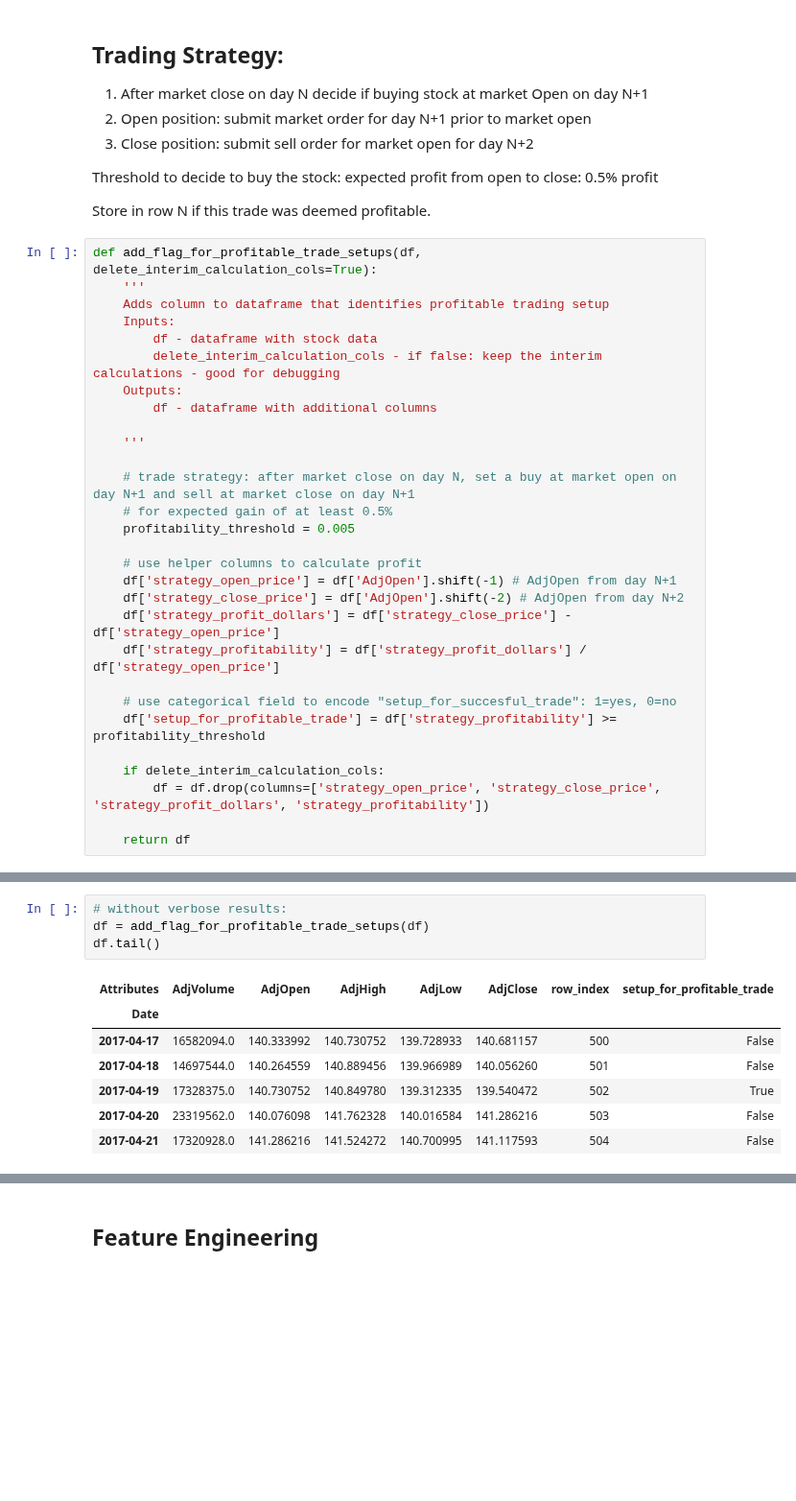
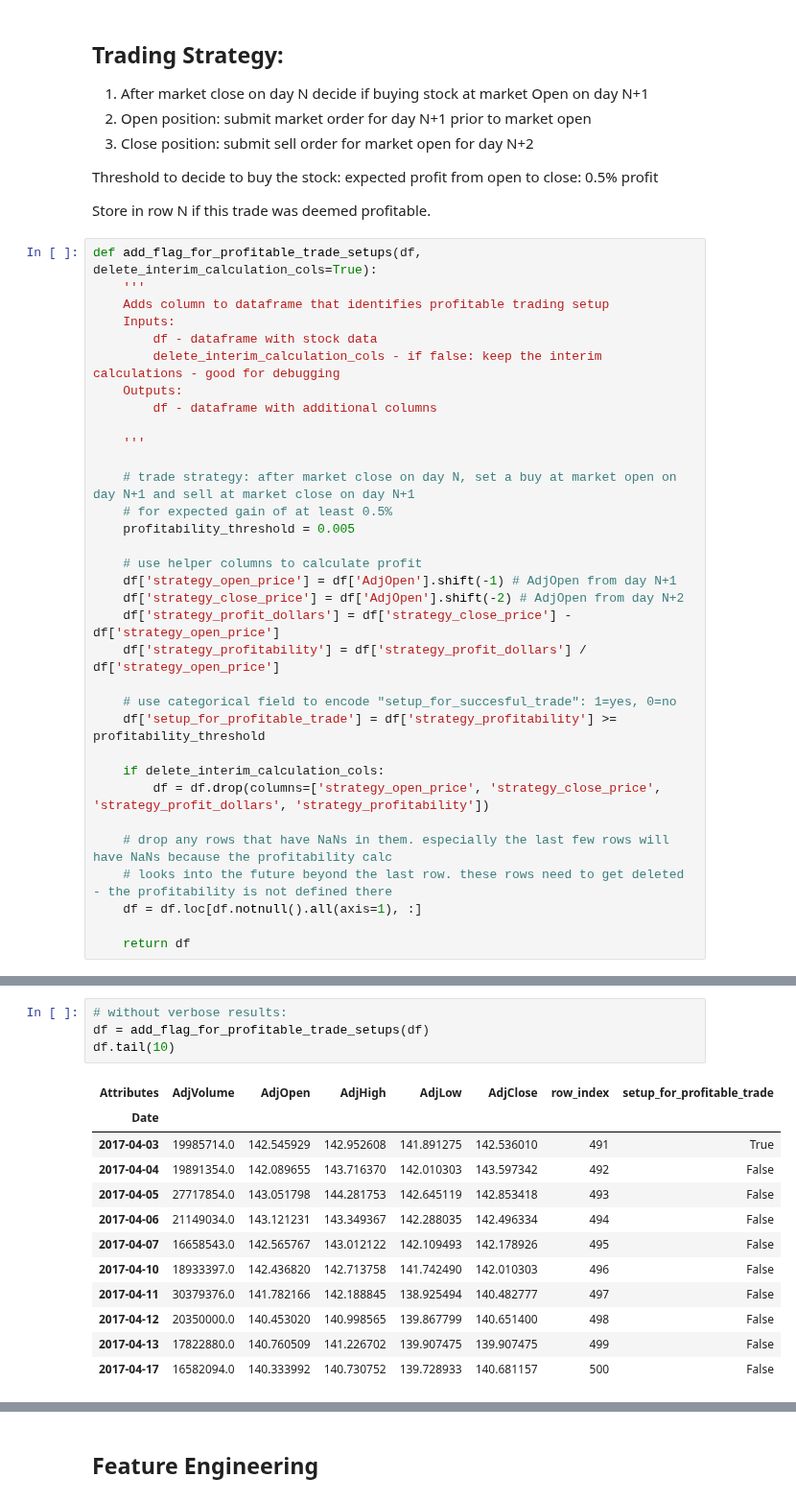
Before and after one commit to Lindstaedt/Stock-recommendation-with-ML, a Jupyter notebook: trader.ipynb, the cells around one changed output, grey strips where cells are left out. Shown at 96% size. Cells and saved outputs as stored; diff of their text form; blank space fills up the shorter version.

```diff
--- a/trader.ipynb
+++ b/trader.ipynb
@@ -106,6 +115,10 @@ def add_flag_for_profitable_trade_setups(df, delete_interim_calculation_cols=Tru
     if delete_interim_calculation_cols:
         df = df.drop(columns=['strategy_open_price', 'strategy_close_price', 'strategy_profit_dollars', 'strategy_profitability'])
 
+    # drop any rows that have NaNs in them. especially the last few rows will have NaNs because the profitability calc
+    # looks into the future beyond the last row. these rows need to get deleted - the profitability is not defined there
+    df = df.loc[df.notnull().all(axis=1), :]
+
     return df
 # %%
 # testing: show calculations:
@@ -127,15 +140,20 @@ df.tail(10)
 # %%
 # without verbose results:
 df = add_flag_for_profitable_trade_setups(df)
-df.tail()
+df.tail(10)
 # %% [output]
 | Attributes | AdjVolume | AdjOpen | AdjHigh | AdjLow | AdjClose | row_index | setup_for_profitable_trade |
 | Date |  |  |  |  |  |  |  |
+| 2017-04-03 | 19985714.0 | 142.545929 | 142.952608 | 141.891275 | 142.536010 | 491 | True |
+| 2017-04-04 | 19891354.0 | 142.089655 | 143.716370 | 142.010303 | 143.597342 | 492 | False |
+| 2017-04-05 | 27717854.0 | 143.051798 | 144.281753 | 142.645119 | 142.853418 | 493 | False |
+| 2017-04-06 | 21149034.0 | 143.121231 | 143.349367 | 142.288035 | 142.496334 | 494 | False |
+| 2017-04-07 | 16658543.0 | 142.565767 | 143.012122 | 142.109493 | 142.178926 | 495 | False |
+| 2017-04-10 | 18933397.0 | 142.436820 | 142.713758 | 141.742490 | 142.010303 | 496 | False |
+| 2017-04-11 | 30379376.0 | 141.782166 | 142.188845 | 138.925494 | 140.482777 | 497 | False |
+| 2017-04-12 | 20350000.0 | 140.453020 | 140.998565 | 139.867799 | 140.651400 | 498 | False |
+| 2017-04-13 | 17822880.0 | 140.760509 | 141.226702 | 139.907475 | 139.907475 | 499 | False |
 | 2017-04-17 | 16582094.0 | 140.333992 | 140.730752 | 139.728933 | 140.681157 | 500 | False |
-| 2017-04-18 | 14697544.0 | 140.264559 | 140.889456 | 139.966989 | 140.056260 | 501 | False |
-| 2017-04-19 | 17328375.0 | 140.730752 | 140.849780 | 139.312335 | 139.540472 | 502 | True |
-| 2017-04-20 | 23319562.0 | 140.076098 | 141.762328 | 140.016584 | 141.286216 | 503 | False |
-| 2017-04-21 | 17320928.0 | 141.286216 | 141.524272 | 140.700995 | 141.117593 | 504 | False |
 # %%
 df['setup_for_profitable_trade'].sum()
 # %% [output]
```
Also changed, not shown: parts of 26 cells of this notebook.
